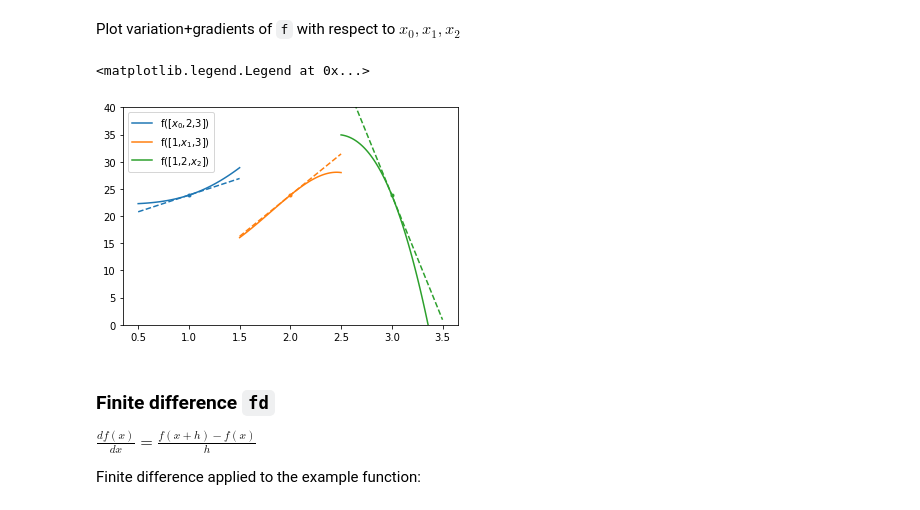
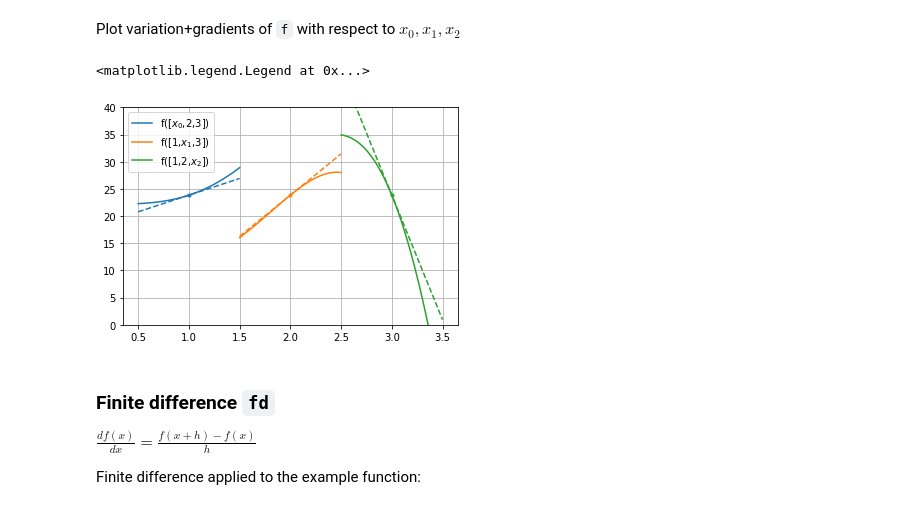
Before and after one commit to geoxiadis/smth, a Jupyter notebook: docs/notebooks/Optimization.ipynb, the cells around one changed output. Drawn from its saved outputs; the diff is of its cells as text; code cells hidden in the pictures.

```diff
--- a/docs/notebooks/Optimization.ipynb
+++ b/docs/notebooks/Optimization.ipynb
@@ -37,16 +37,17 @@ Plot variation+gradients of `f` with respect to $x_0, x_1, x_2$
 # %%
 dx_lst = np.linspace(-.5,.5,100)
 import matplotlib.pyplot as plt
+from py_wake.utils.plotting import setup_plot
 for i in range(3):
     label="f([1,2,3])".replace(str(i+1),f"$x_{i}$")
     c = plt.plot(x[i] + dx_lst, [f(x + np.roll([dx,0,0],i)) for dx in dx_lst], label=label)[0].get_color()
     plt.plot(x[i]+[-.5,.5], f(x) + df(x)[i]*np.array([-.5,.5]), '--', color=c)
     plt.plot(x[i], f(x), '.', color=c)
-plt.ylim([0,40])
+setup_plot(ylim=[0,40])
 plt.legend()
 # %% [output]
 <matplotlib.legend.Legend at 0x...>
-[figure, old version]
+[figure, new version]
 # %% [markdown]
 ### Finite difference `fd`
 
```
Also changed, not shown: parts of 11 cells of this notebook, 9 other files.
